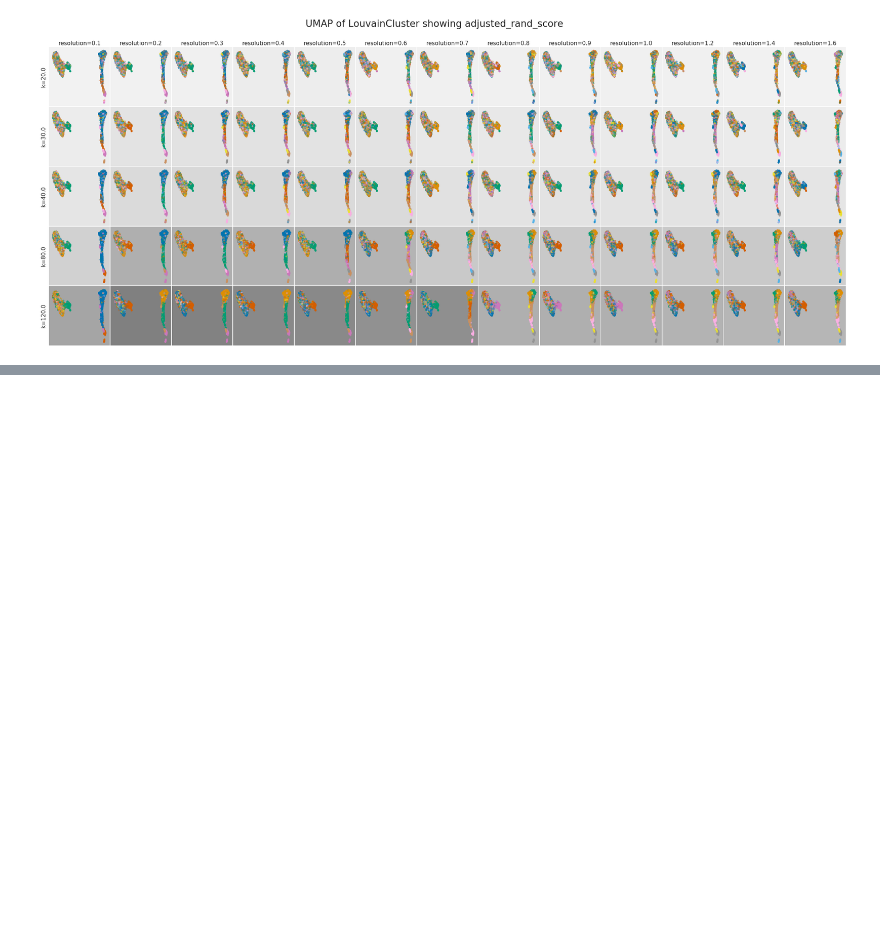
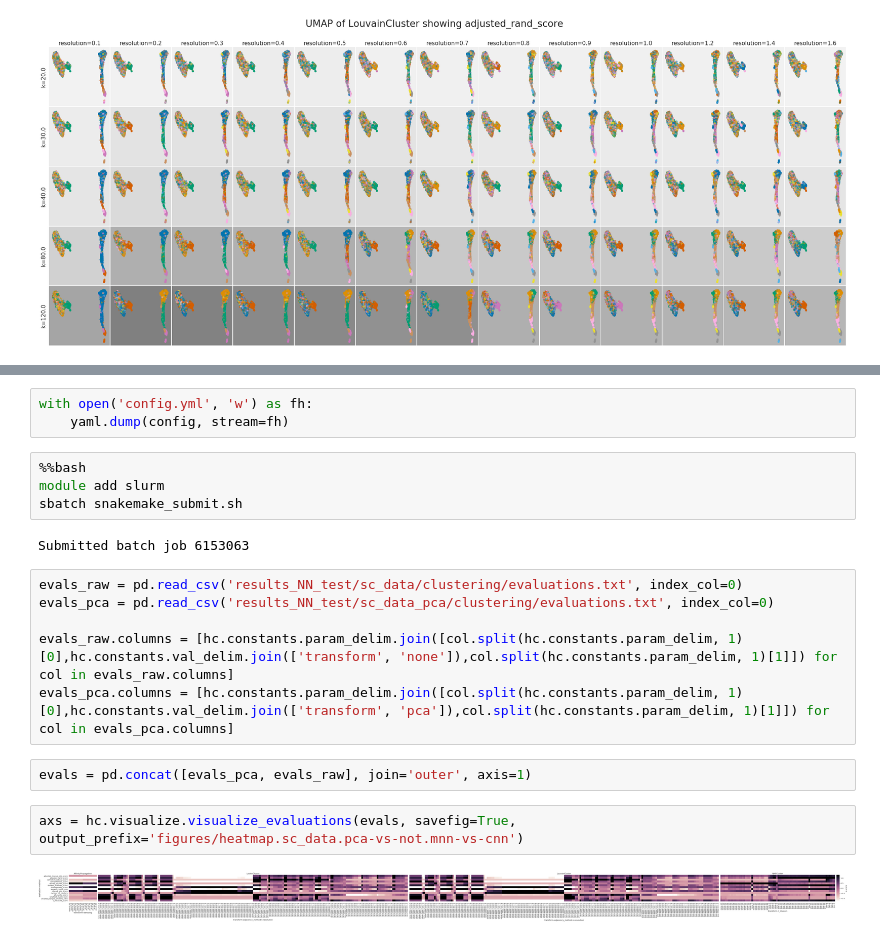
Before and after one commit to liliblu/hypercluster, a Jupyter notebook: examples/snakemake_scRNA_example/scRNA-seq_example.ipynb, the cells around one changed output, grey strips where cells are left out. Drawn from its saved outputs; the diff is of its cells as text; blank space fills up the shorter version.

```diff
--- a/examples/snakemake_scRNA_example/scRNA-seq_example.ipynb
+++ b/examples/snakemake_scRNA_example/scRNA-seq_example.ipynb
@@ -335,0 +472,21 @@ plt.savefig('figures/grid.scatter.%s-%s-pca.pdf' %(method, metric), dpi=100)
+# %%
+with open('config.yml', 'w') as fh:
+    yaml.dump(config, stream=fh)
+# %%
+%%bash
+module add slurm
+sbatch snakemake_submit.sh
+# %% [output]
+Submitted batch job 6153063
+# %%
+evals_raw = pd.read_csv('results_NN_test/sc_data/clustering/evaluations.txt', index_col=0)
+evals_pca = pd.read_csv('results_NN_test/sc_data_pca/clustering/evaluations.txt', index_col=0)
+
+evals_raw.columns = [hc.constants.param_delim.join([col.split(hc.constants.param_delim, 1)[0],hc.constants.val_delim.join(['transform', 'none']),col.split(hc.constants.param_delim, 1)[1]]) for col in evals_raw.columns]
+evals_pca.columns = [hc.constants.param_delim.join([col.split(hc.constants.param_delim, 1)[0],hc.constants.val_delim.join(['transform', 'pca']),col.split(hc.constants.param_delim, 1)[1]]) for col in evals_pca.columns]
+# %%
+evals = pd.concat([evals_pca, evals_raw], join='outer', axis=1)
+# %%
+axs = hc.visualize.visualize_evaluations(evals, savefig=True, output_prefix='figures/heatmap.sc_data.pca-vs-not.mnn-vs-cnn')
+# %% [output]
+[figure, added]
```
Also changed, not shown: parts of 23 cells of this notebook, 4 other files.
